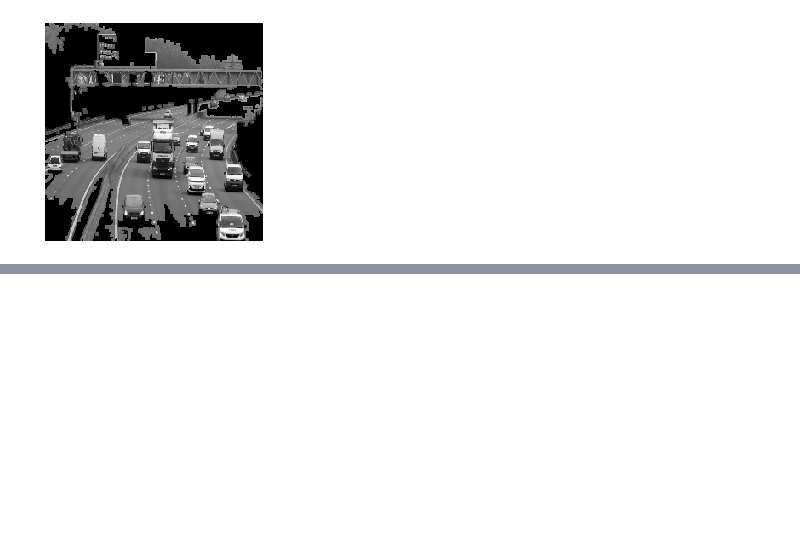
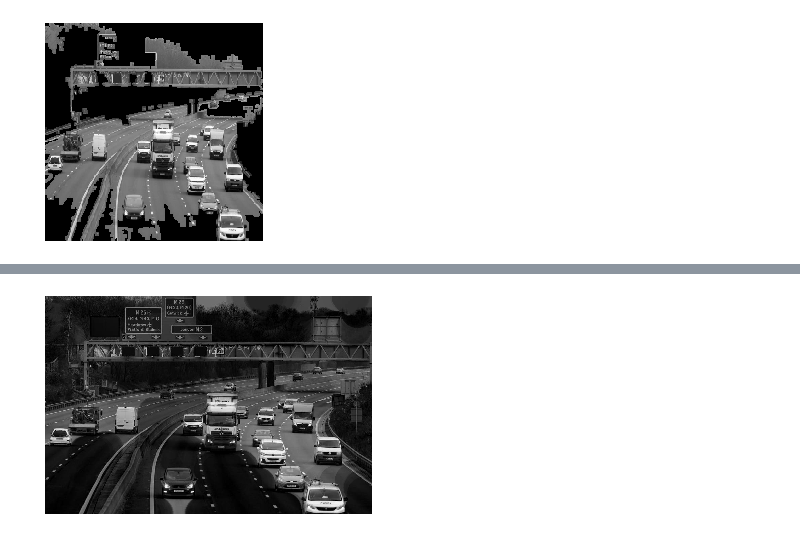
Before and after one commit to MohamedElhadidy0019/Vehicle_Detection, a Jupyter notebook: frame_processing.ipynb, the cells around one changed output, grey strips where cells are left out. Saved outputs shown, nothing was run; the diff lists cells and outputs as text; code cells hidden in the pictures; blank space fills up the shorter version.

```diff
--- a/frame_processing.ipynb
+++ b/frame_processing.ipynb
@@ -74,0 +157,14 @@ plt.show()
+# %%
+def subtract_background(image, radius=50, light_bg=False):
+        from skimage.morphology import white_tophat, black_tophat, disk
+        str_el = disk(radius) #you can also use 'ball' here to get a slightly smoother result at the cost of increased computing time
+        if light_bg:
+            return  black_tophat(image, str_el)
+        else:
+            return white_tophat(image, str_el)
+
+img=cv2.imread("highway1.jpg",0)
+img=subtract_background(img)
+plt_image(img)
+# %% [output]
+[figure, added]
```
Also changed, not shown: parts of 12 cells of this notebook, 8 other files.
